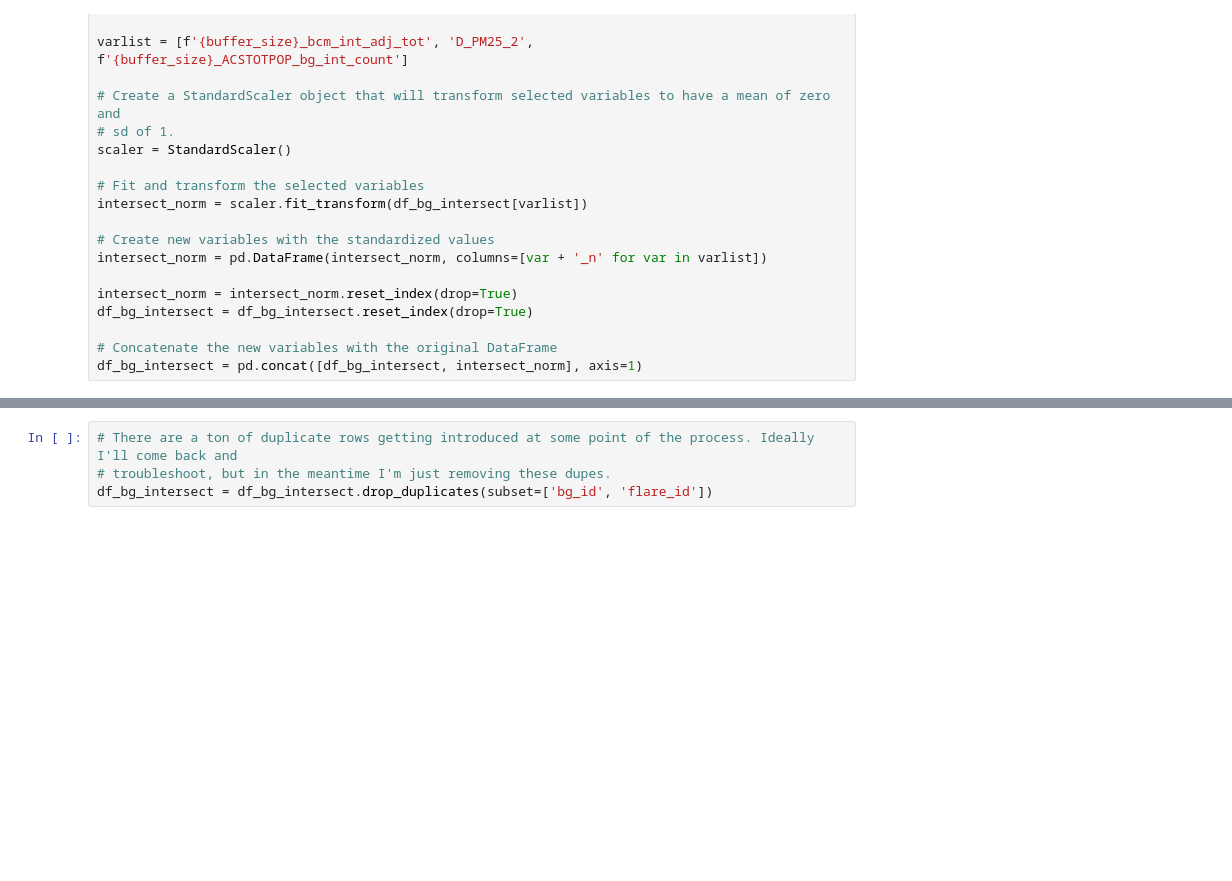
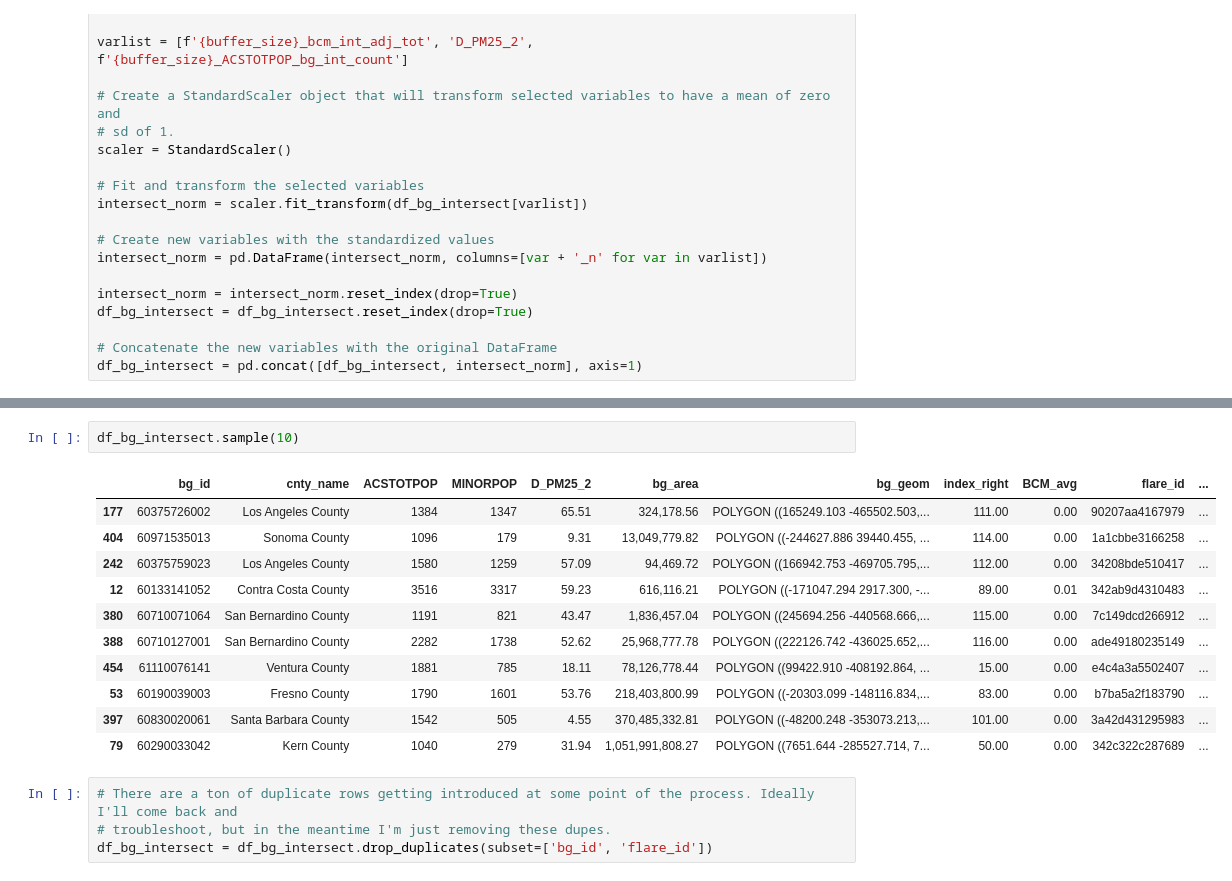
Before and after one commit to natebendermontana/capstone_rmi, a Jupyter notebook: bg_flare_impact.ipynb, the cells around one changed output, grey strips where cells are left out. Saved outputs shown, nothing was run; the diff lists cells and outputs as text; blank space fills up the shorter version.

```diff
--- a/bg_flare_impact.ipynb
+++ b/bg_flare_impact.ipynb
@@ -338,3 +360,17 @@ df_bg_intersect = pd.concat([df_bg_intersect, intersect_norm], axis=1)
+# %%
+df_bg_intersect.sample(10)
+# %% [output]
+|  | bg_id | cnty_name | ACSTOTPOP | MINORPOP | D_PM25_2 | bg_area | bg_geom | index_right | BCM_avg | flare_id | ... |
+| 177 | 60375726002 | Los Angeles County | 1384 | 1347 | 65.51 | 324,178.56 | POLYGON ((165249.103 -465502.503,... | 111.00 | 0.00 | 90207aa4167979 | ... |
+| 404 | 60971535013 | Sonoma County | 1096 | 179 | 9.31 | 13,049,779.82 | POLYGON ((-244627.886 39440.455, ... | 114.00 | 0.00 | 1a1cbbe3166258 | ... |
+| 242 | 60375759023 | Los Angeles County | 1580 | 1259 | 57.09 | 94,469.72 | POLYGON ((166942.753 -469705.795,... | 112.00 | 0.00 | 34208bde510417 | ... |
+| 12 | 60133141052 | Contra Costa County | 3516 | 3317 | 59.23 | 616,116.21 | POLYGON ((-171047.294 2917.300, -... | 89.00 | 0.01 | 342ab9d4310483 | ... |
+| 380 | 60710071064 | San Bernardino County | 1191 | 821 | 43.47 | 1,836,457.04 | POLYGON ((245694.256 -440568.666,... | 115.00 | 0.00 | 7c149dcd266912 | ... |
+| 388 | 60710127001 | San Bernardino County | 2282 | 1738 | 52.62 | 25,968,777.78 | POLYGON ((222126.742 -436025.652,... | 116.00 | 0.00 | ade49180235149 | ... |
+| 454 | 61110076141 | Ventura County | 1881 | 785 | 18.11 | 78,126,778.44 | POLYGON ((99422.910 -408192.864, ... | 15.00 | 0.00 | e4c4a3a5502407 | ... |
+| 53 | 60190039003 | Fresno County | 1790 | 1601 | 53.76 | 218,403,800.99 | POLYGON ((-20303.099 -148116.834,... | 83.00 | 0.00 | b7ba5a2f183790 | ... |
+| 397 | 60830020061 | Santa Barbara County | 1542 | 505 | 4.55 | 370,485,332.81 | POLYGON ((-48200.248 -353073.213,... | 101.00 | 0.00 | 3a42d431295983 | ... |
+| 79 | 60290033042 | Kern County | 1040 | 279 | 31.94 | 1,051,991,808.27 | POLYGON ((7651.644 -285527.714, 7... | 50.00 | 0.00 | 342c322c287689 | ... |
 # %%
 # There are a ton of duplicate rows getting introduced at some point of the process. Ideally I'll come back and
 # troubleshoot, but in the meantime I'm just removing these dupes.
```
Also changed, not shown: parts of 82 cells of this notebook.
